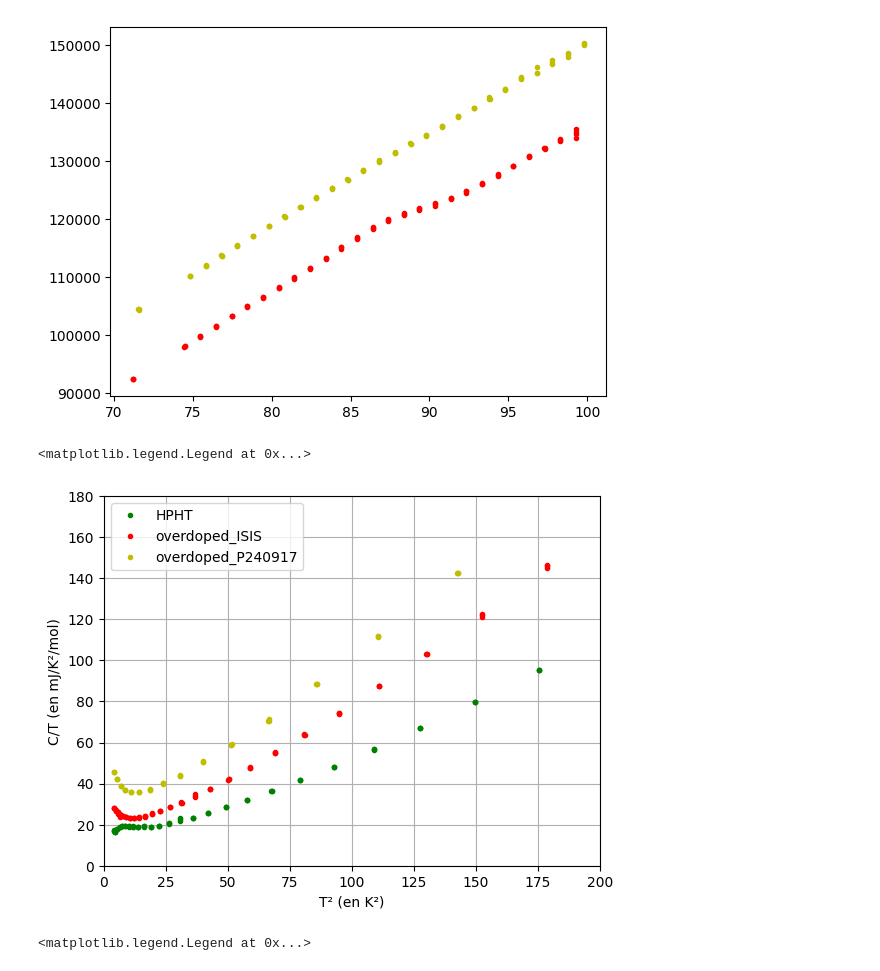
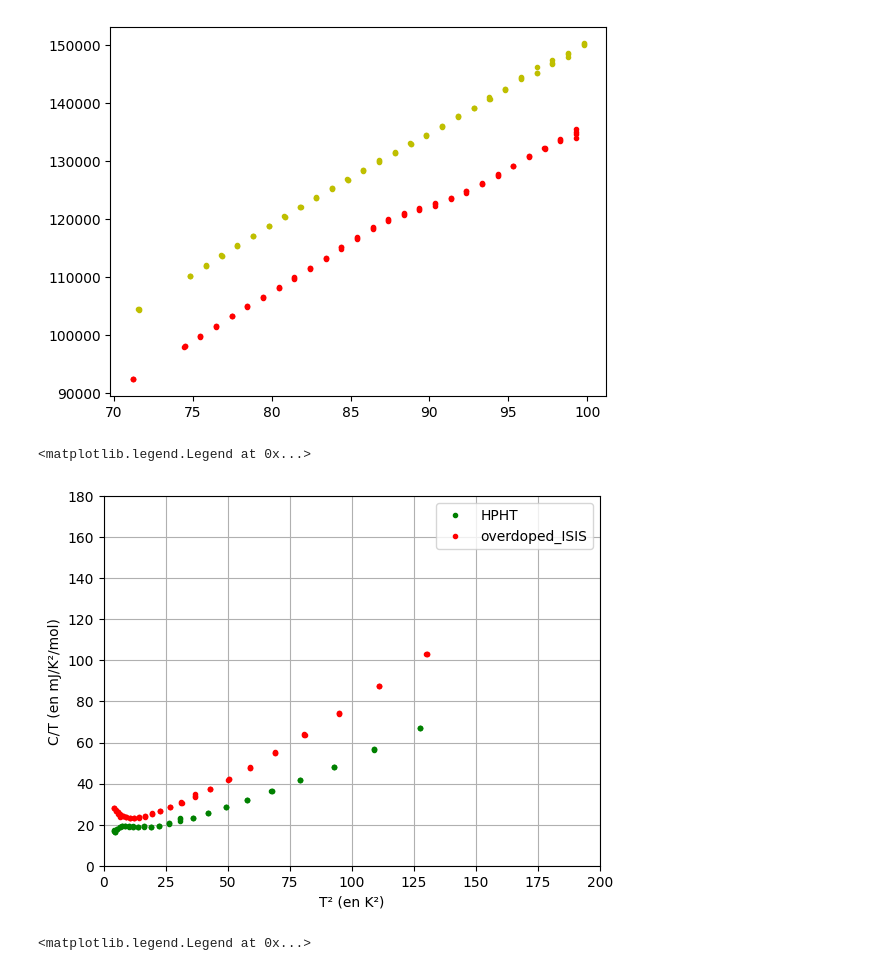
Before and after one commit to Gamal-on/YBCO, a Jupyter notebook: plot_data.ipynb, the cells around one changed output. Saved outputs shown, nothing was run; the diff lists cells and outputs as text; code cells hidden in the pictures.

```diff
--- a/plot_data.ipynb
+++ b/plot_data.ipynb
@@ -18,27 +15,26 @@ plt.plot(x1, y1, ".y")
 [<matplotlib.lines.Line2D at 0x...>]
 [figure]
 # %%
-# Plotting the data between 0 and 10 K
+# Plotting the data between 0 and 12 K
 
-squared_temp_HPHT_bounded, hc_HPHT_bounded = tools.tab_interval(cnt.squared_temperature_HPHT, cnt.hc_div_temp_HPHT, 0, 200)
-squared_temp_ISIS_bounded, hc_ISIS_bounded = tools.tab_interval(cnt.squared_temperature_ISIS, cnt.hc_div_temp_ISIS, 0, 200)
+squared_temp_HPHT_bounded, hc_HPHT_bounded = tools.tab_interval(cnt.squared_temperature_HPHT, cnt.hc_div_temp_HPHT, 0, 144)
+squared_temp_ISIS_bounded, hc_ISIS_bounded = tools.tab_interval(cnt.squared_temperature_ISIS, cnt.hc_div_temp_ISIS, 0, 144)
 squared_temp_P24_bounded, hc_P24_bounded = tools.tab_interval(cnt.squared_temperature_P24, cnt.hc_div_temp_P24, 0, 200)
 
 
 plt.figure()
 plt.plot(squared_temp_HPHT_bounded, hc_HPHT_bounded, ".g", label="HPHT")
 plt.plot(squared_temp_ISIS_bounded,hc_ISIS_bounded, ".r", label="overdoped_ISIS")
-plt.plot(squared_temp_P24_bounded, hc_P24_bounded, ".y", label="overdoped_P240917")
 plt.xlim(0,200)
 plt.ylim(0, 180)
 plt.grid(True)
 plt.xlabel("T² (en K²)")
 plt.ylabel("C/T (en mJ/K²/mol)")
 plt.legend()
 plt.legend()
 # %% [output]
 <matplotlib.legend.Legend at 0x...>
-[figure, old version]
+[figure, new version]
 # %%
 # Plotting all the data
 
```
Also changed, not shown: parts of 1 cell of this notebook, 8 other files.
